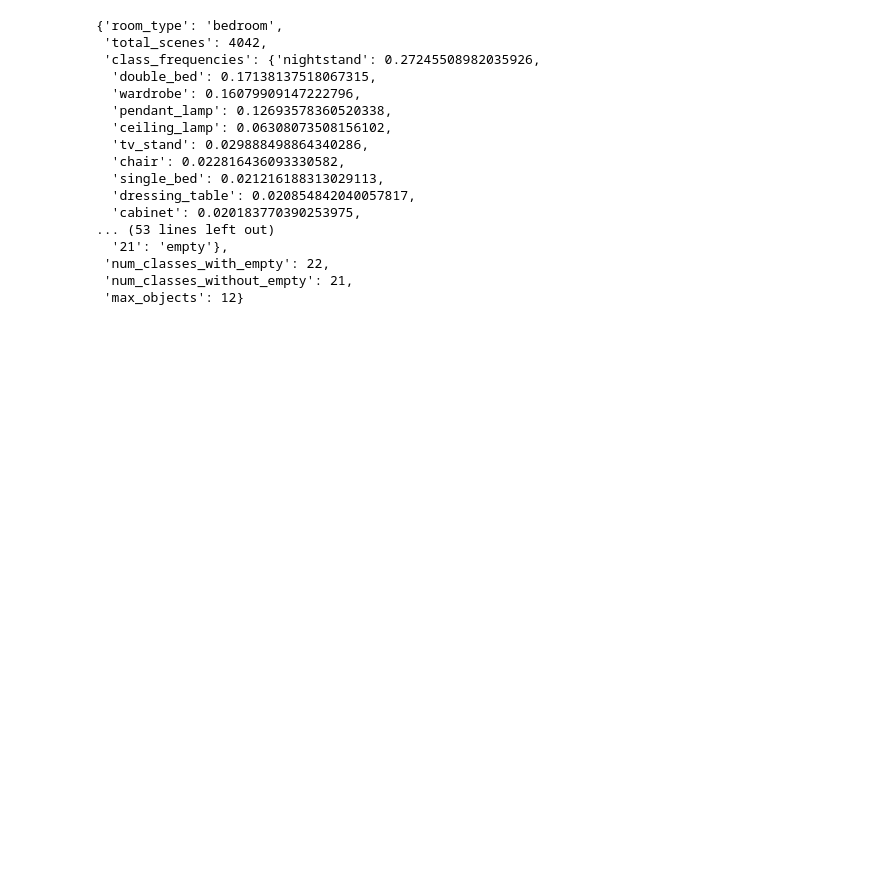
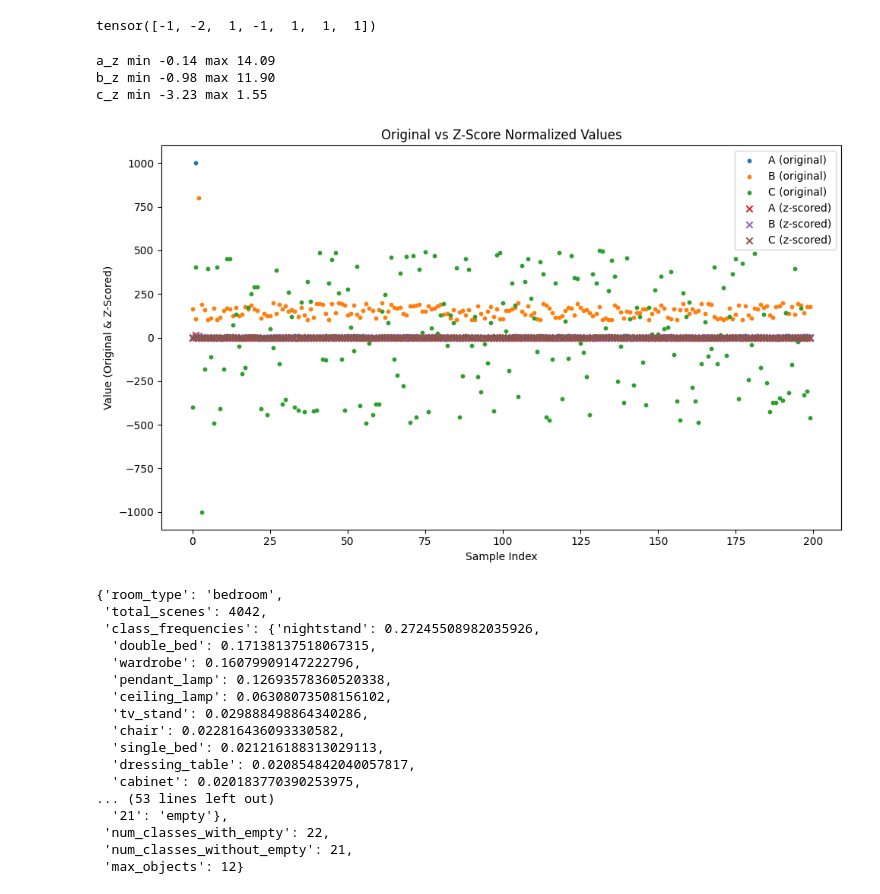
Before and after one commit to 3D-Hope/3dhope_rl, a Jupyter notebook: dynamic_constraint_rewards/junk/test.ipynb, the cells around one changed output. Drawn from its saved outputs; the diff is of its cells as text; code cells hidden in the pictures; blank space fills up the shorter version.

```diff
--- a/dynamic_constraint_rewards/junk/test.ipynb
+++ b/dynamic_constraint_rewards/junk/test.ipynb
@@ -1,3 +440,66 @@
+# %%
+import torch
+total_penetration = torch.tensor([1,2, 0,1,0,0,0])
+reward = torch.where(
+        total_penetration == 0,
+        torch.ones_like(total_penetration),
+        -total_penetration
+    )
+print(reward)
+# %% [output]
+tensor([-1, -2,  1, -1,  1,  1,  1])
+# %%
+import numpy as np
+import matplotlib.pyplot as plt
+
+# Generate synthetic UI component magnitudes in different ranges
+np.random.seed(42)
+component_a = np.random.uniform(0, 10, 200)      # Range ~0–10
+component_b = np.random.uniform(100, 200, 200)  # Range ~100–200
+component_c = np.random.uniform(-500, 500, 200) # Range ~-500–500
+
+# Inject some huge outliers (deterministic because seed set above)
+# n_outliers = 3
+# idx_a = np.random.choice(len(component_a), n_outliers, replace=False)
+# idx_b = np.random.choice(len(component_b), n_outliers, replace=False)
+# idx_c = np.random.choice(len(component_c), n_outliers, replace=False)
+idx_a, idx_b, idx_c = 1,2,3
+# Make the outliers very large / extreme
+component_a[idx_a] = 1e3           # very large positive outliers in A
+component_b[idx_b] = 800           # huge positive offsets in B
+component_c[idx_c] = -1e3          # very large negative/positive flips in C
+
+# Z-score normalization
+def zscore(x):
+    return (x - np.mean(x)) / np.std(x)
+
+a_z = zscore(component_a)
+b_z = zscore(component_b)
+c_z = zscore(component_c)
+
+print(f"a_z min {np.min(a_z):.2f} max {np.max(a_z):.2f} ")
+print(f"b_z min {np.min(b_z):.2f} max {np.max(b_z):.2f} ")
+print(f"c_z min {np.min(c_z):.2f} max {np.max(c_z):.2f} ")
+
+# Plot before and after normalization
+plt.figure(figsize=(10, 6))
+plt.scatter(range(len(component_a)), component_a, label="A (original)", s=10)
+plt.scatter(range(len(component_b)), component_b, label="B (original)", s=10)
+plt.scatter(range(len(component_c)), component_c, label="C (original)", s=10)
+plt.scatter(range(len(a_z)), a_z, label="A (z-scored)", marker="x")
+plt.scatter(range(len(b_z)), b_z, label="B (z-scored)", marker="x")
+plt.scatter(range(len(c_z)), c_z, label="C (z-scored)", marker="x")
+plt.legend()
+plt.title("Original vs Z-Score Normalized Values")
+plt.xlabel("Sample Index")
+plt.ylabel("Value (Original & Z-Scored)")
+plt.tight_layout()
+plt.show()
+# %% [output]
+a_z min -0.14 max 14.09
+b_z min -0.98 max 11.90
+c_z min -3.23 max 1.55
+[figure, added]
 # %%
 # different generator for different room types, so different dataset_context for each room type
 ROOM_TYPE = "bedroom"
```
Also changed, not shown: parts of 2 cells of this notebook, 41 other files.
